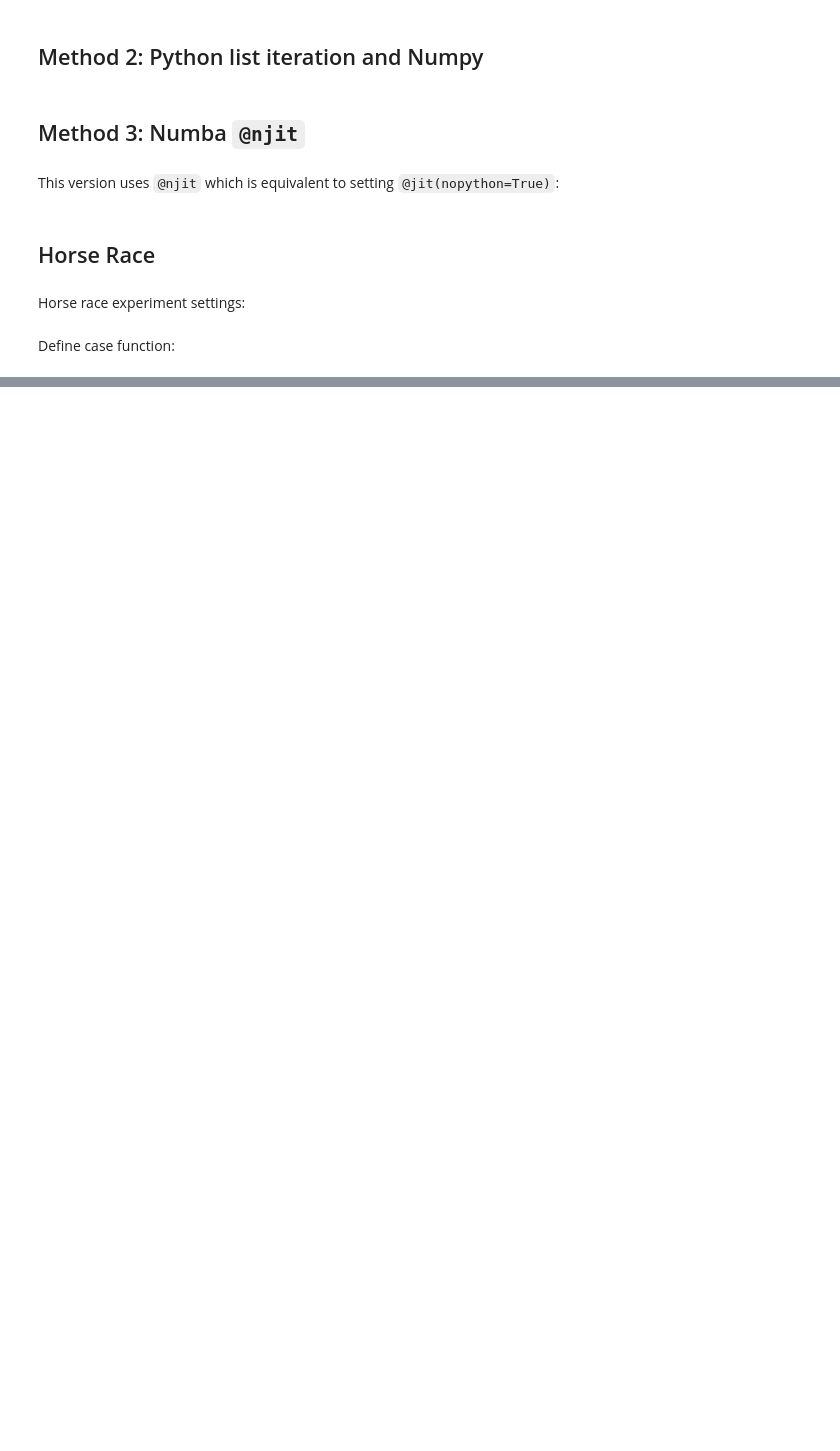
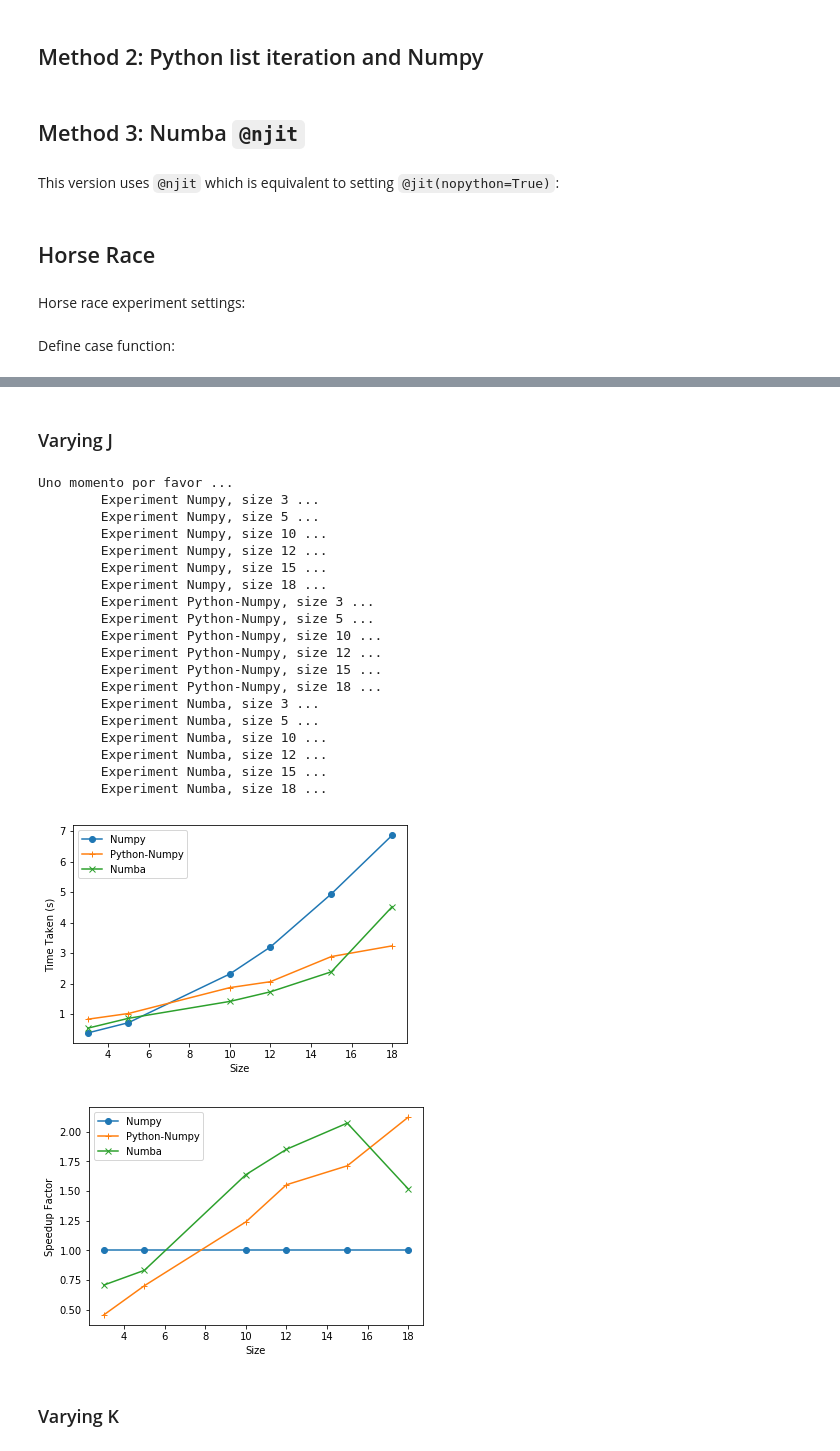
Before and after one commit to phantomachine/jupyter, a Jupyter notebook: einsum_experiment.ipynb, the cells around one changed output, grey strips where cells are left out. Drawn from its saved outputs; the diff is of its cells as text; code cells hidden in the pictures; blank space fills up the shorter version.

```diff
--- a/einsum_experiment.ipynb
+++ b/einsum_experiment.ipynb
@@ -155,0 +177,31 @@ plt.show()
+# %% [markdown]
+### Varying J
+# %%
+I, J, K = 200000, 3, 200
+experiments = run_experiments(I,J,K, experiment="J")
+plot_experiments_time(experiments, keys)
+plot_experiments_speedup(experiments, keys)
+# %% [output]
+Uno momento por favor ...
+        Experiment Numpy, size 3 ...
+        Experiment Numpy, size 5 ...
+        Experiment Numpy, size 10 ...
+        Experiment Numpy, size 12 ...
+        Experiment Numpy, size 15 ...
+        Experiment Numpy, size 18 ...
+        Experiment Python-Numpy, size 3 ...
+        Experiment Python-Numpy, size 5 ...
+        Experiment Python-Numpy, size 10 ...
+        Experiment Python-Numpy, size 12 ...
+        Experiment Python-Numpy, size 15 ...
+        Experiment Python-Numpy, size 18 ...
+        Experiment Numba, size 3 ...
+        Experiment Numba, size 5 ...
+        Experiment Numba, size 10 ...
+        Experiment Numba, size 12 ...
+        Experiment Numba, size 15 ...
+        Experiment Numba, size 18 ...
+[figure, added]
+[figure, added]
+# %% [markdown]
+### Varying K
```
Also changed, not shown: parts of 12 cells of this notebook.
